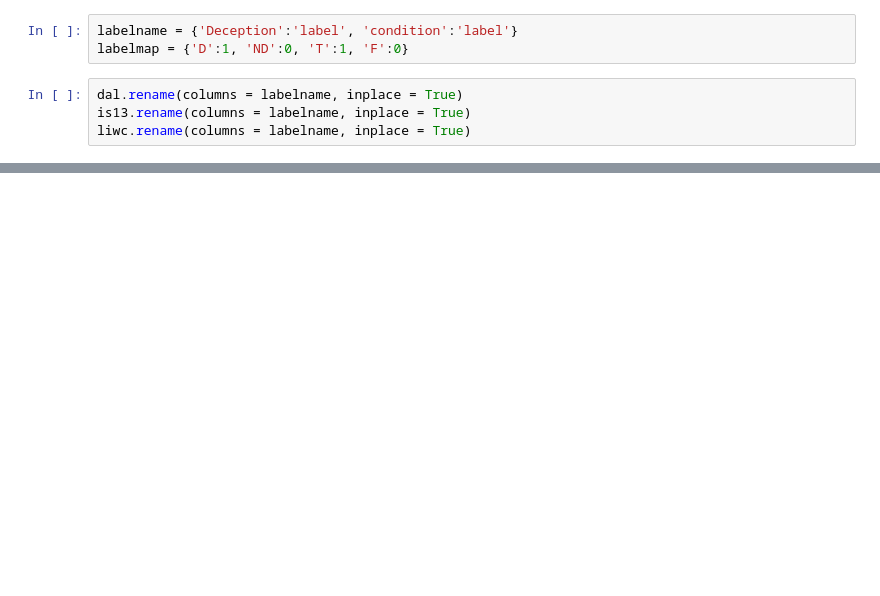
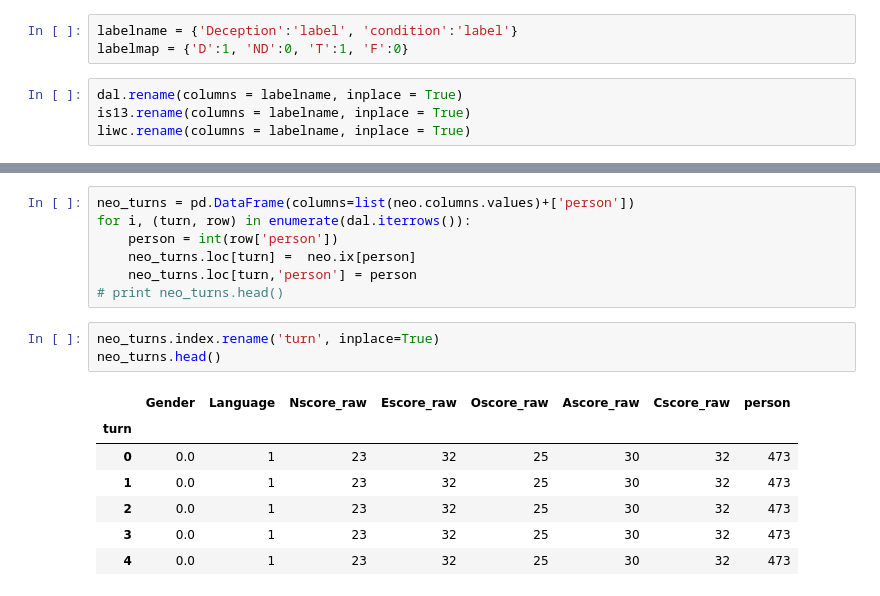
Before and after one commit to teffland/deceptive-speech, a Jupyter notebook: Data Cleaning.ipynb, the cells around one changed output, grey strips where cells are left out. Saved outputs shown, nothing was run; the diff lists cells and outputs as text; blank space fills up the shorter version.

```diff
--- a/Data Cleaning.ipynb
+++ b/Data Cleaning.ipynb
@@ -198,0 +230,18 @@ TypeError: Cannot compare types 'ndarray(dtype=int64)' and 'str'
+# %%
+neo_turns = pd.DataFrame(columns=list(neo.columns.values)+['person'])
+for i, (turn, row) in enumerate(dal.iterrows()):
+    person = int(row['person'])
+    neo_turns.loc[turn] =  neo.ix[person]
+    neo_turns.loc[turn,'person'] = person
+# print neo_turns.head()
+# %%
+neo_turns.index.rename('turn', inplace=True)
+neo_turns.head()
+# %% [output]
+|  | Gender | Language | Nscore_raw | Escore_raw | Oscore_raw | Ascore_raw | Cscore_raw | person |
+| turn |  |  |  |  |  |  |  |  |
+| 0 | 0.0 | 1 | 23 | 32 | 25 | 30 | 32 | 473 |
+| 1 | 0.0 | 1 | 23 | 32 | 25 | 30 | 32 | 473 |
+| 2 | 0.0 | 1 | 23 | 32 | 25 | 30 | 32 | 473 |
+| 3 | 0.0 | 1 | 23 | 32 | 25 | 30 | 32 | 473 |
+| 4 | 0.0 | 1 | 23 | 32 | 25 | 30 | 32 | 473 |
```
Also changed, not shown: parts of 19 cells of this notebook.
